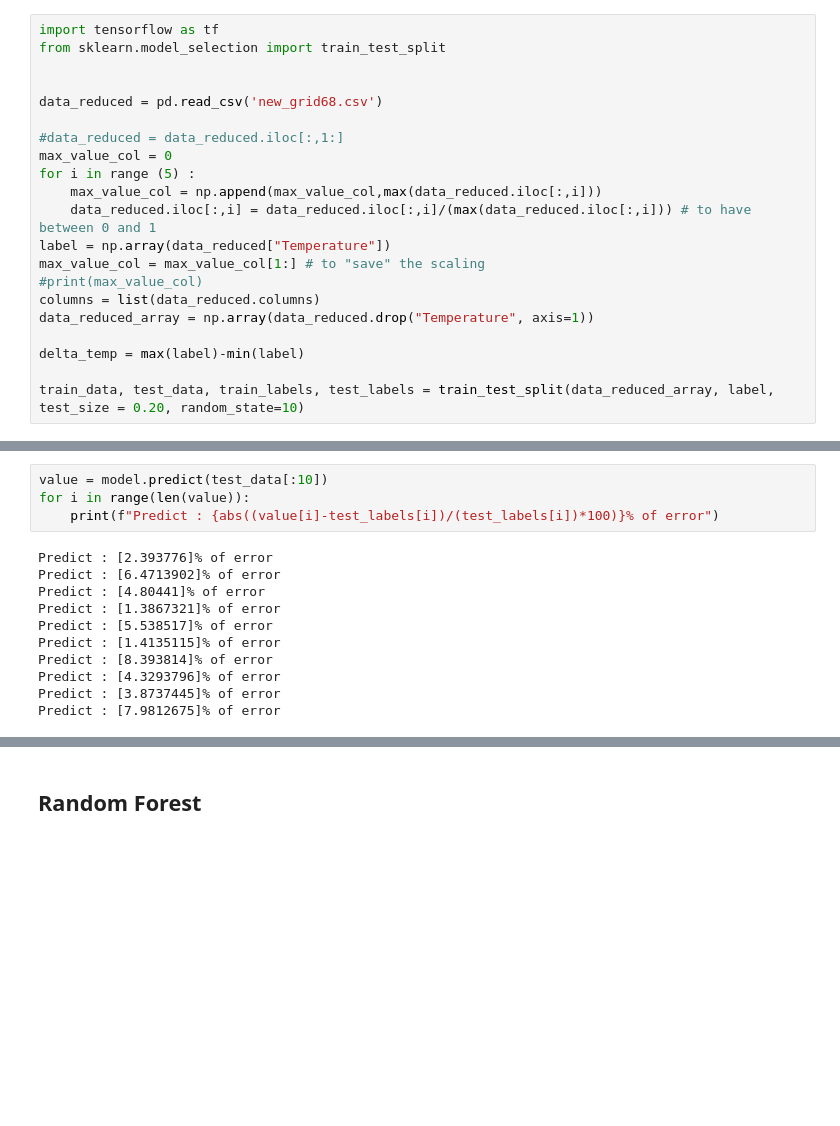
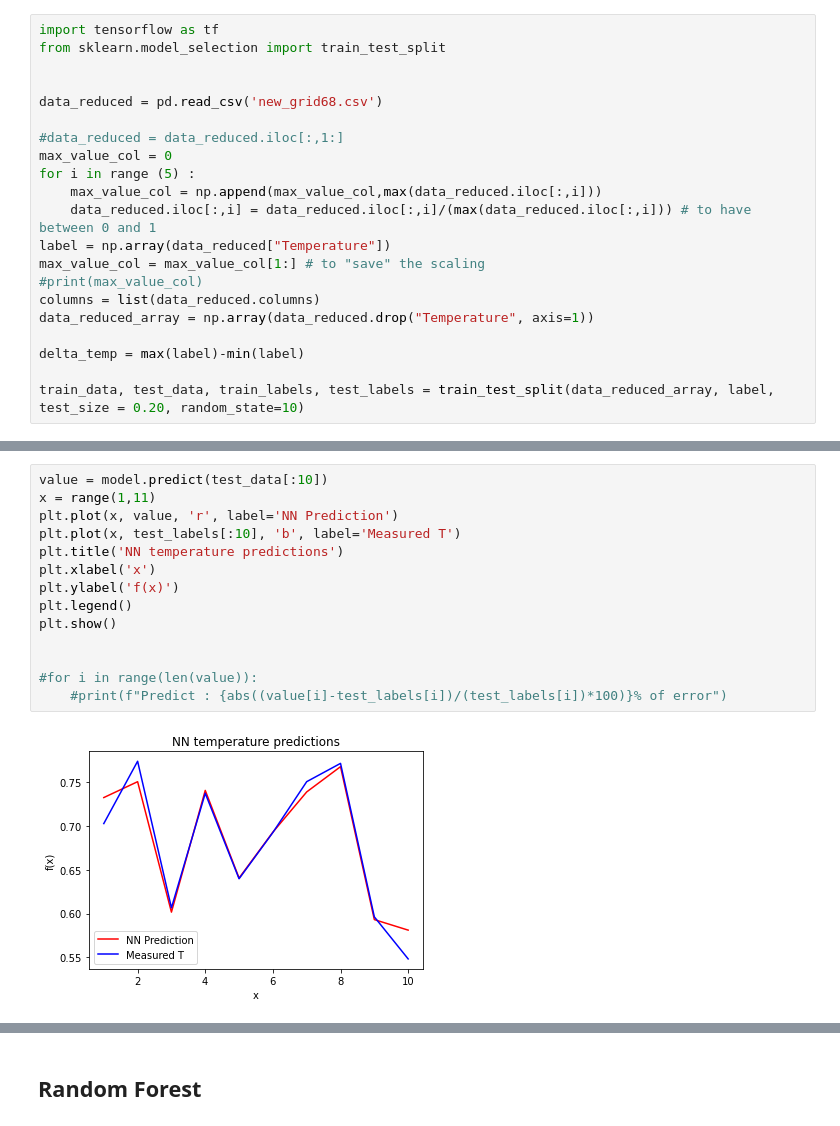
Before and after one commit to alesspiscopo/Data-Driven-MILD, a Jupyter notebook: PCA_grid.ipynb, the cells around one changed output, grey strips where cells are left out. Cells and saved outputs as stored; diff of their text form; blank space fills up the shorter version.

```diff
--- a/PCA_grid.ipynb
+++ b/PCA_grid.ipynb
@@ -617,15 +698,16 @@ Epoch 20/20
 # %%
 value = model.predict(test_data[:10])
-for i in range(len(value)):
-    print(f"Predict : {abs((value[i]-test_labels[i])/(test_labels[i])*100)}% of error")
+x = range(1,11)
+plt.plot(x, value, 'r', label='NN Prediction')
+plt.plot(x, test_labels[:10], 'b', label='Measured T')
+plt.title('NN temperature predictions')
+plt.xlabel('x')
+plt.ylabel('f(x)')
+plt.legend()
+plt.show()
+
+
+#for i in range(len(value)):
+    #print(f"Predict : {abs((value[i]-test_labels[i])/(test_labels[i])*100)}% of error")
 # %% [output]
-Predict : [2.393776]% of error
-Predict : [6.4713902]% of error
-Predict : [4.80441]% of error
-Predict : [1.3867321]% of error
-Predict : [5.538517]% of error
-Predict : [1.4135115]% of error
-Predict : [8.393814]% of error
-Predict : [4.3293796]% of error
-Predict : [3.8737445]% of error
-Predict : [7.9812675]% of error
+[figure, added]
```
Also changed, not shown: parts of 28 cells of this notebook.
